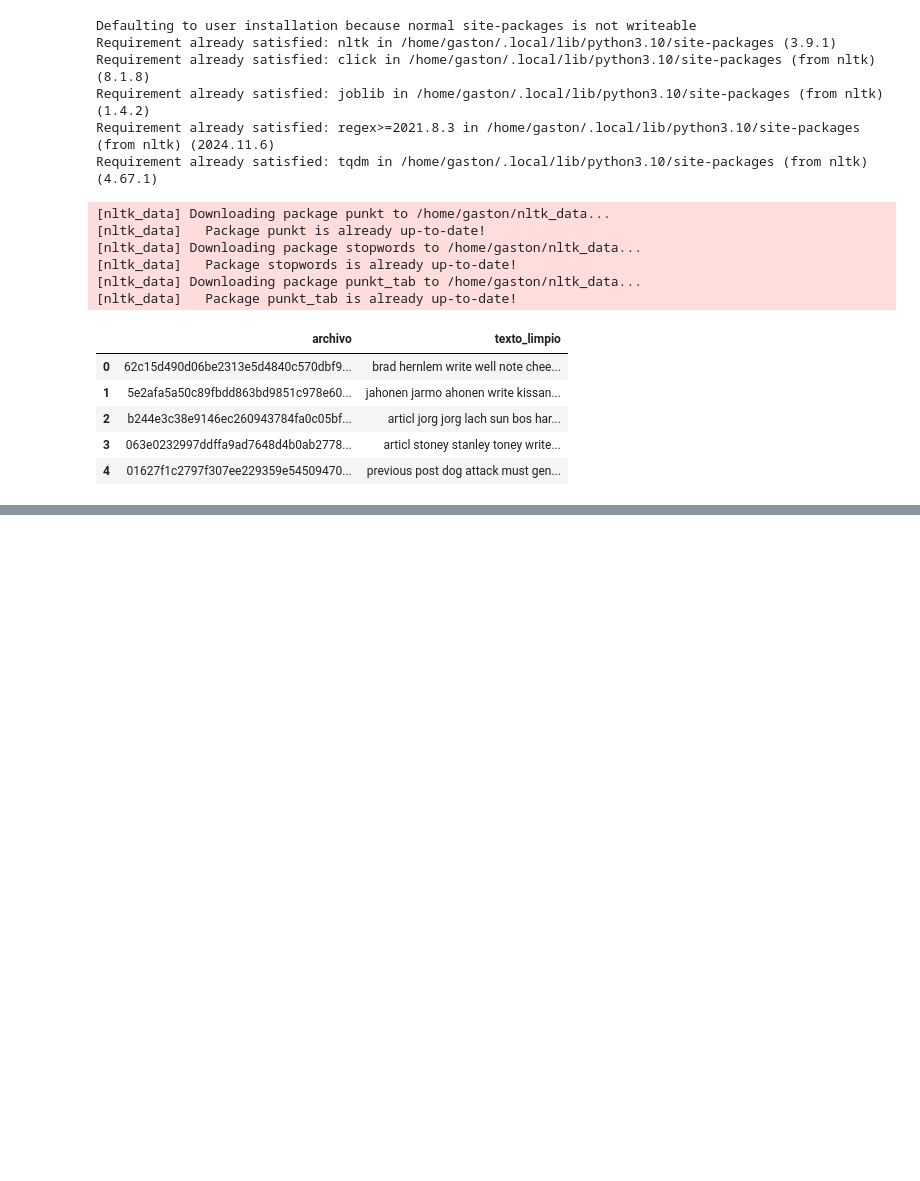
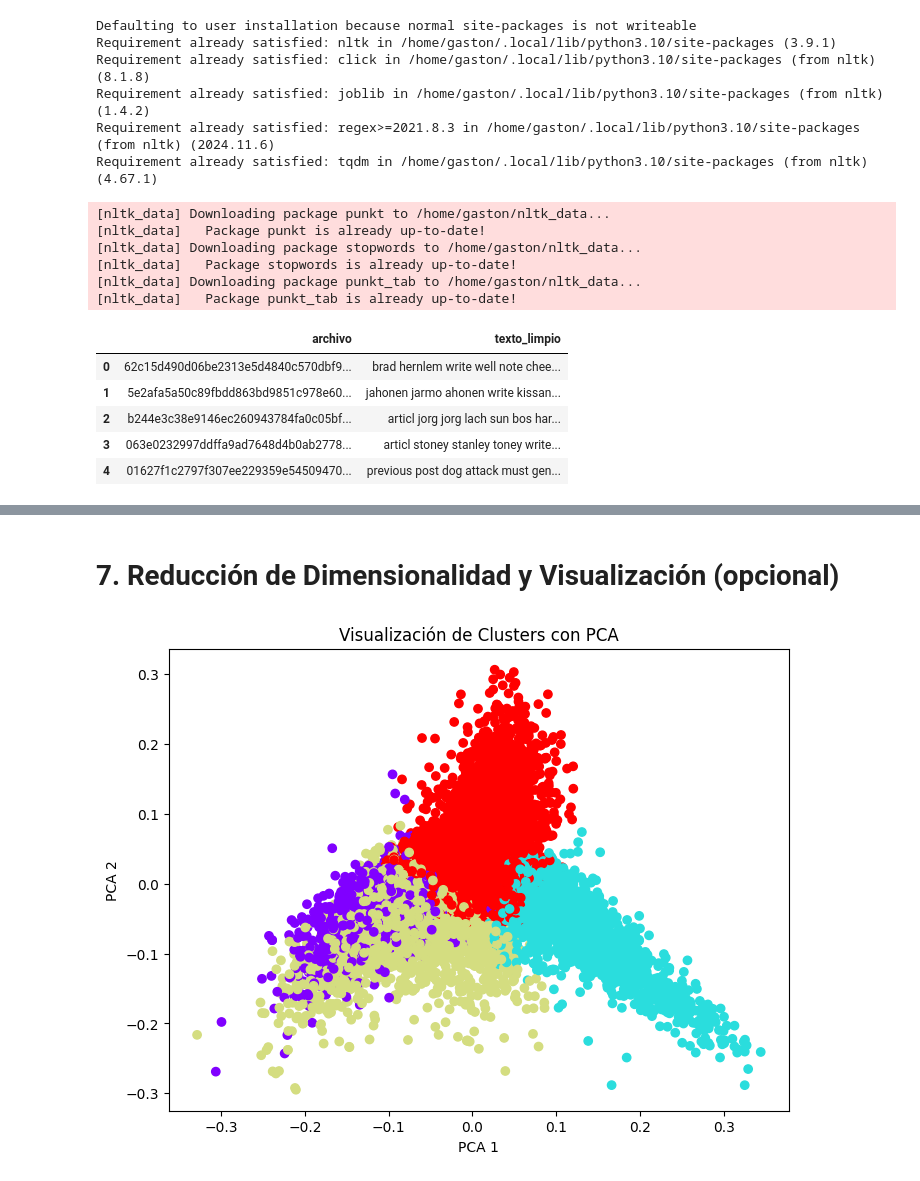
Before and after one commit to gastonnina/miadas_M04_L03, a Jupyter notebook: index.ipynb, the cells around one changed output, grey strips where cells are left out. Drawn from its saved outputs; the diff is of its cells as text; code cells hidden in the pictures; blank space fills up the shorter version.

```diff
--- a/index.ipynb
+++ b/index.ipynb
@@ -195,0 +261,9 @@ df[['archivo', 'texto_limpio']].head()
+# %%
+# Elegimos el mejor k (por ejemplo, k=4 basado en los gráficos)
+modelo_final = KMeans(n_clusters=4, random_state=42)
+df['cluster'] = modelo_final.fit_predict(X)
+
+# Ver ejemplos por cluster
+for c in sorted(df['cluster'].unique()):
+    print(f"\n--- Ejemplos del Cluster {c} ---")
+    print(df[df['cluster'] == c]['body'].sample(1).values[0][:500])
@@ -195,0 +288,16 @@ df[['archivo', 'texto_limpio']].head()
+# %% [markdown]
+# 7. Reducción de Dimensionalidad y Visualización (opcional)
+# %%
+from sklearn.decomposition import PCA
+
+pca = PCA(n_components=2)
+X_pca = pca.fit_transform(X.toarray())
+
+plt.figure(figsize=(8,6))
+plt.scatter(X_pca[:,0], X_pca[:,1], c=df['cluster'], cmap='rainbow')
+plt.title("Visualización de Clusters con PCA")
+plt.xlabel("PCA 1")
+plt.ylabel("PCA 2")
+plt.show()
+# %% [output]
+[figure, added]
```
Also changed, not shown: parts of 8 cells of this notebook.
